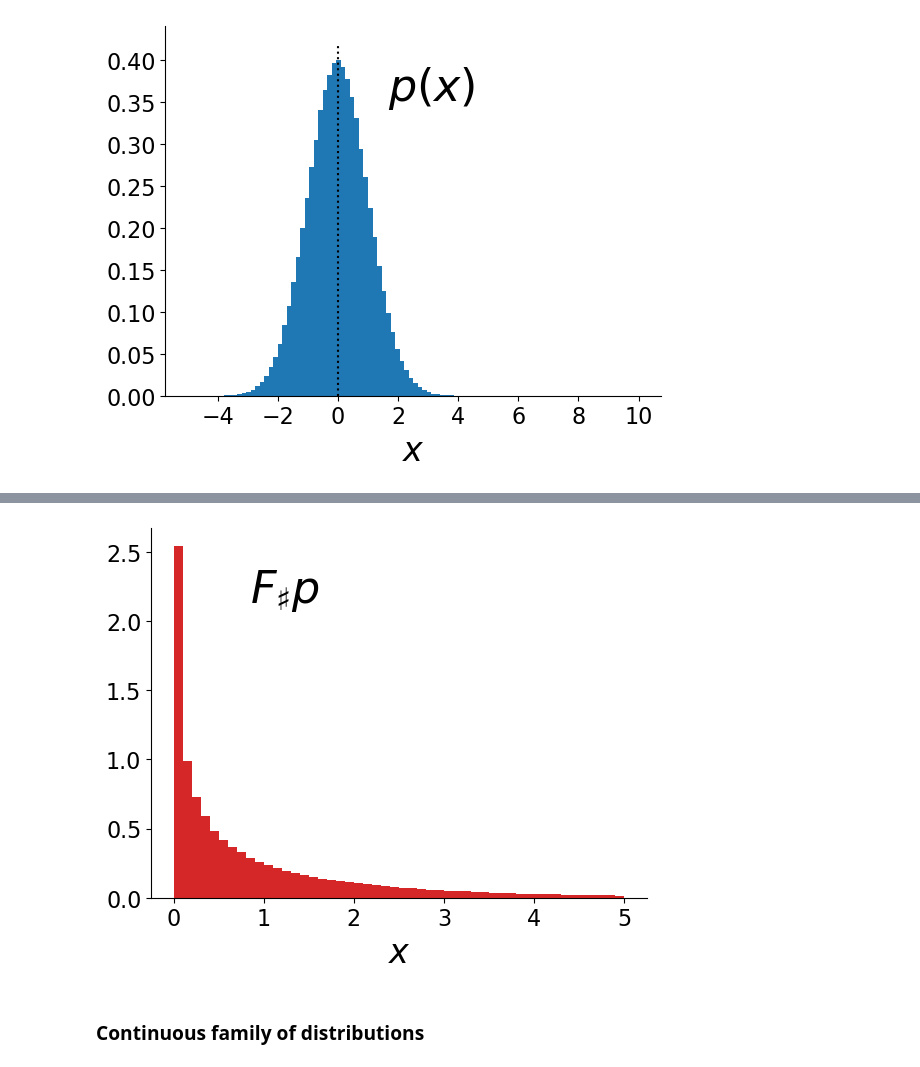
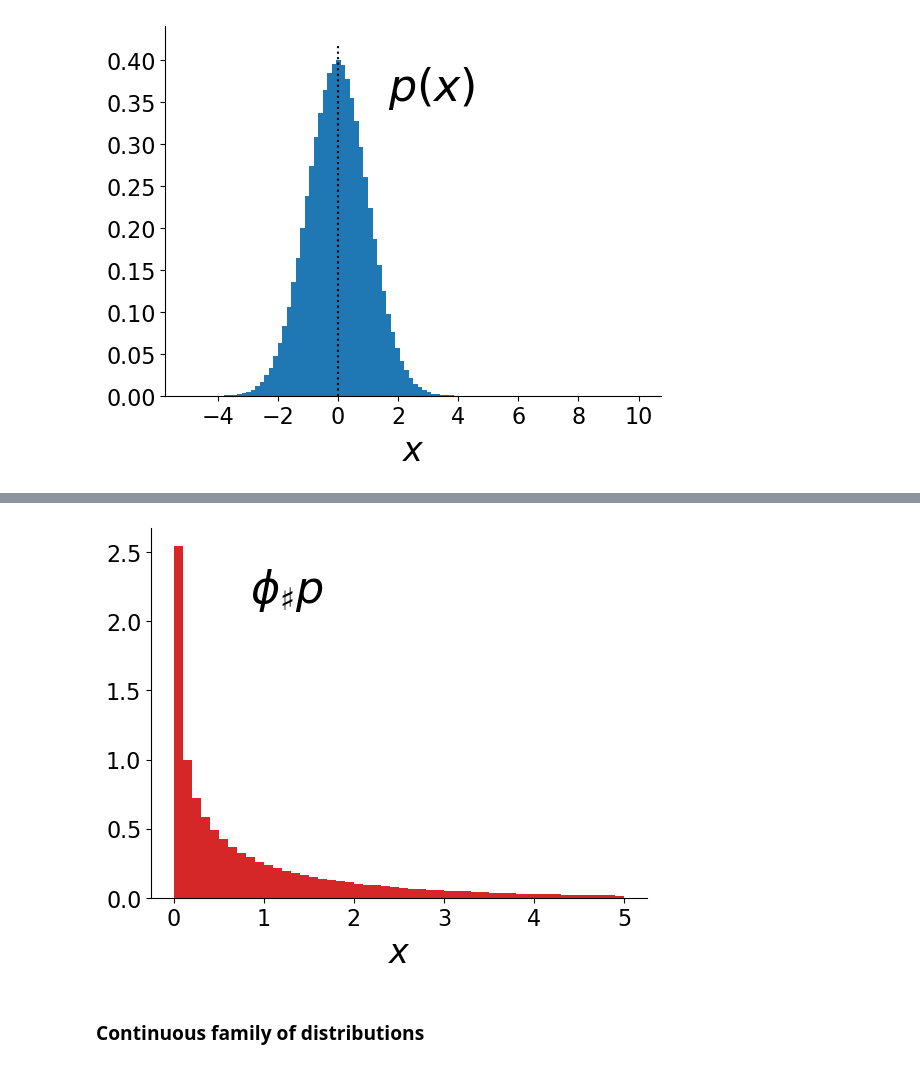
Before and after one commit to odsl-team/genAI-Days, a Jupyter notebook: 02_flow_matching/Lecture-plots.ipynb, the cells around one changed output, grey strips where cells are left out. Drawn from its saved outputs; the diff is of its cells as text; code cells hidden in the pictures.

```diff
--- a/02_flow_matching/Lecture-plots.ipynb
+++ b/02_flow_matching/Lecture-plots.ipynb
@@ -91,22 +91,22 @@ yi = torch.exp(chi2.log_prob(xi))
 # %%
 plt.hist(x**2,50,(0,5),density=True,color='C3')
 plt.xlabel('$x$',fontsize=24)
 # plt.xlim(0,5)
 
 # plt.plot(xi,yi,'k')
 
 ax = plt.gca()
-plt.text(0.2,.8,'$F_\sharp p$',fontsize=32,color='k',
+plt.text(0.2,.8,'$\phi_\sharp p$',fontsize=32,color='k',
          transform=ax.transAxes)
 ax.spines[['right', 'top']].set_visible(False)
 
 plt.xticks(fontsize=16)
 plt.yticks(fontsize=16)
 
 plt.savefig('figures/F_p0_xSqd.pdf',bbox_inches='tight')
 plt.show()
 # %% [output]
-[figure, old version]
+[figure, new version]
 # %% [markdown]
 ### Continuous family of distributions
 # %%
```
Also changed, not shown: parts of 11 cells of this notebook, 9 other files.
